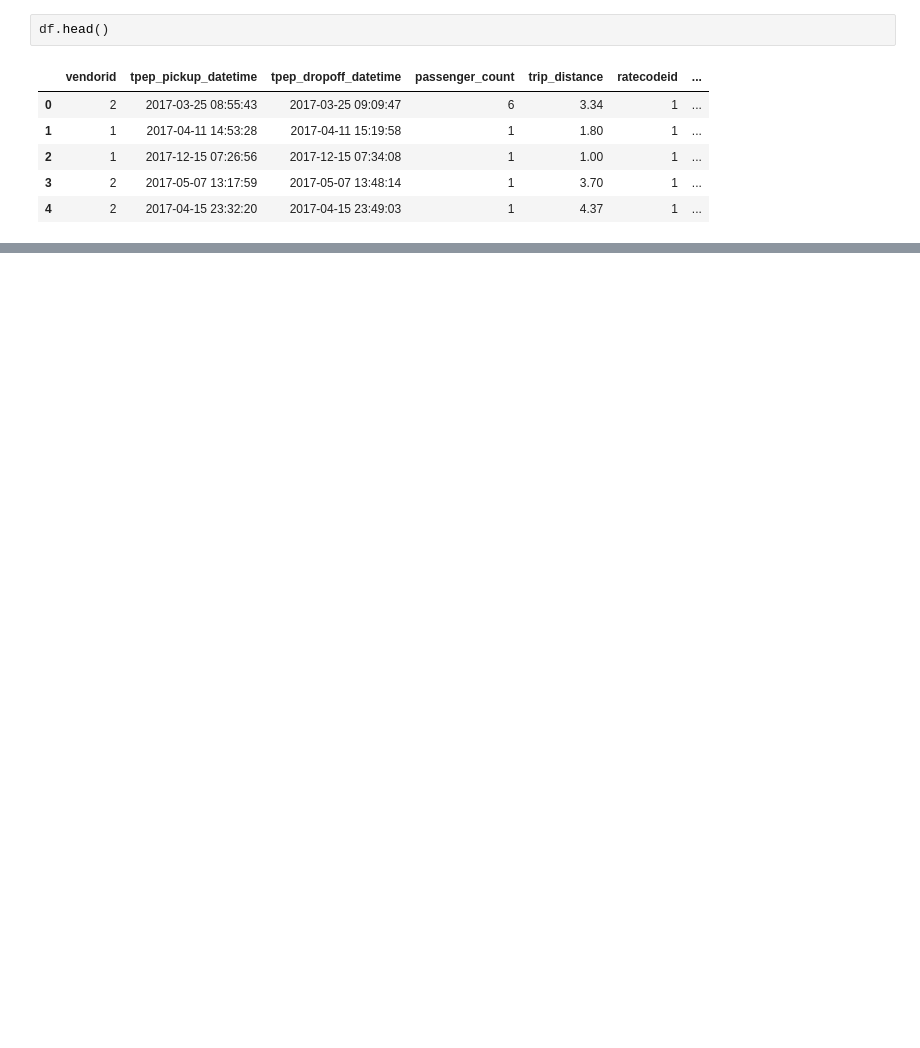
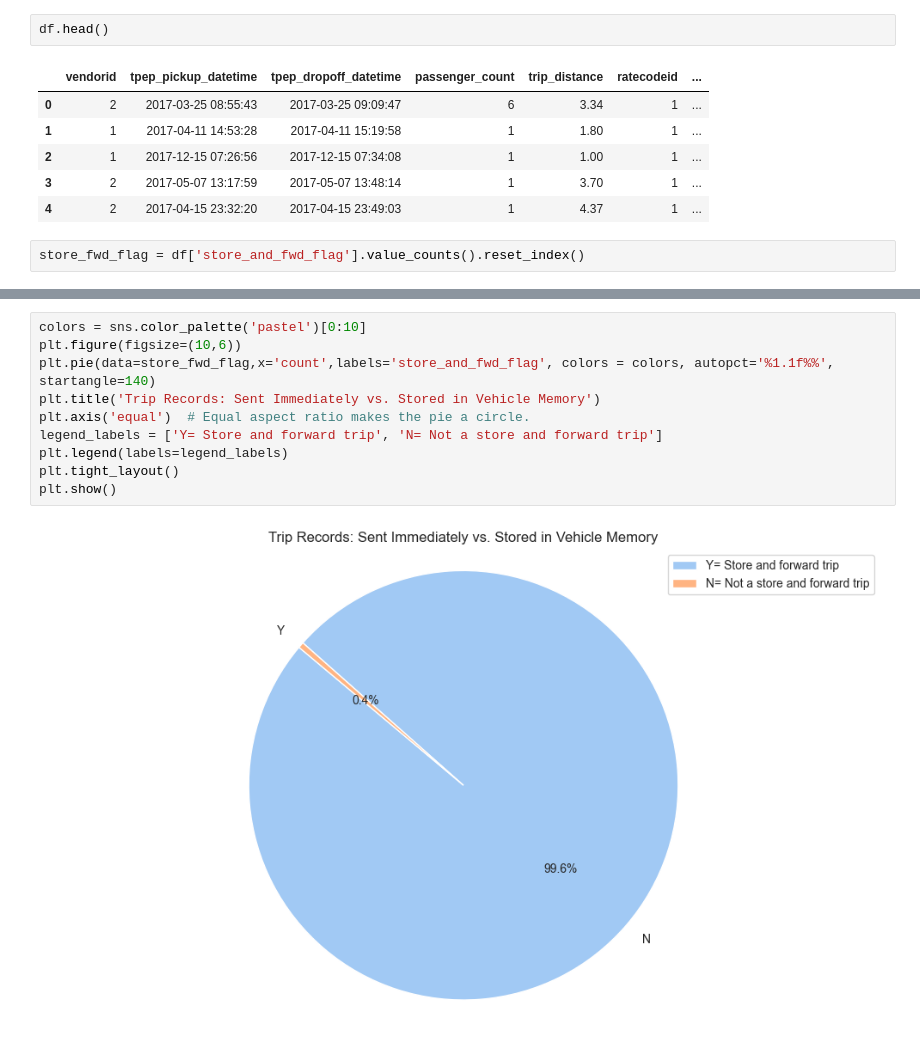
Before and after one commit to BishalJung7377/2017_yello_taxi_google_data_analytics, a Jupyter notebook: ny_taxi_data.ipynb, the cells around one changed output, grey strips where cells are left out. Saved outputs shown, nothing was run; the diff lists cells and outputs as text; blank space fills up the shorter version.

```diff
--- a/ny_taxi_data.ipynb
+++ b/ny_taxi_data.ipynb
@@ -418,3 +446,5 @@ df.head()
 | 2 | 1 | 2017-12-15 07:26:56 | 2017-12-15 07:34:08 | 1 | 1.00 | 1 | ... |
 | 3 | 2 | 2017-05-07 13:17:59 | 2017-05-07 13:48:14 | 1 | 3.70 | 1 | ... |
 | 4 | 2 | 2017-04-15 23:32:20 | 2017-04-15 23:49:03 | 1 | 4.37 | 1 | ... |
+# %%
+store_fwd_flag = df['store_and_fwd_flag'].value_counts().reset_index()
@@ -420,0 +457,12 @@ df.head()
+# %%
+colors = sns.color_palette('pastel')[0:10]
+plt.figure(figsize=(10,6))
+plt.pie(data=store_fwd_flag,x='count',labels='store_and_fwd_flag', colors = colors, autopct='%1.1f%%', startangle=140)
+plt.title('Trip Records: Sent Immediately vs. Stored in Vehicle Memory')
+plt.axis('equal')  # Equal aspect ratio makes the pie a circle.
+legend_labels = ['Y= Store and forward trip', 'N= Not a store and forward trip']
+plt.legend(labels=legend_labels)
+plt.tight_layout()
+plt.show()
+# %% [output]
+[figure, added]
```
Also changed, not shown: parts of 10 cells of this notebook.
